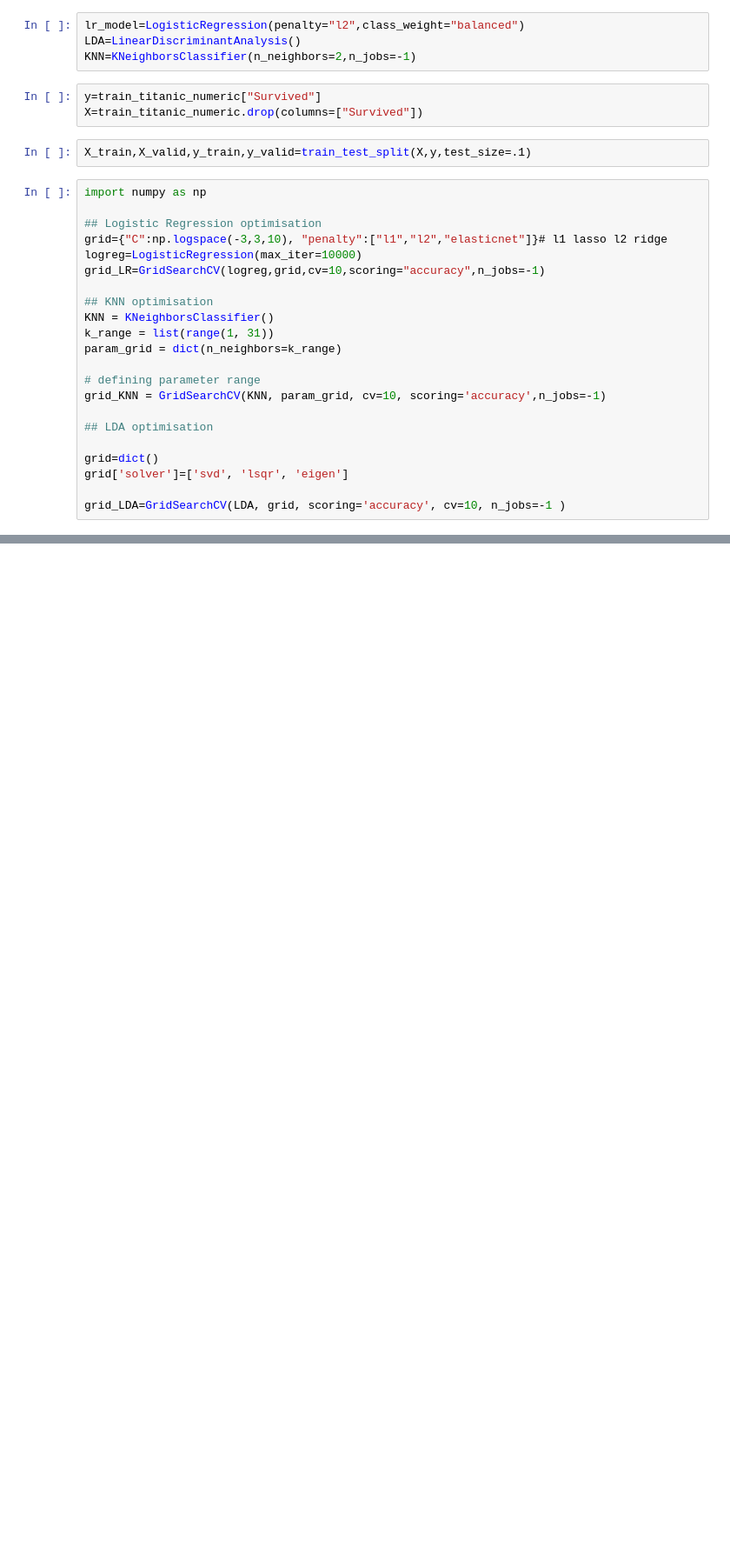
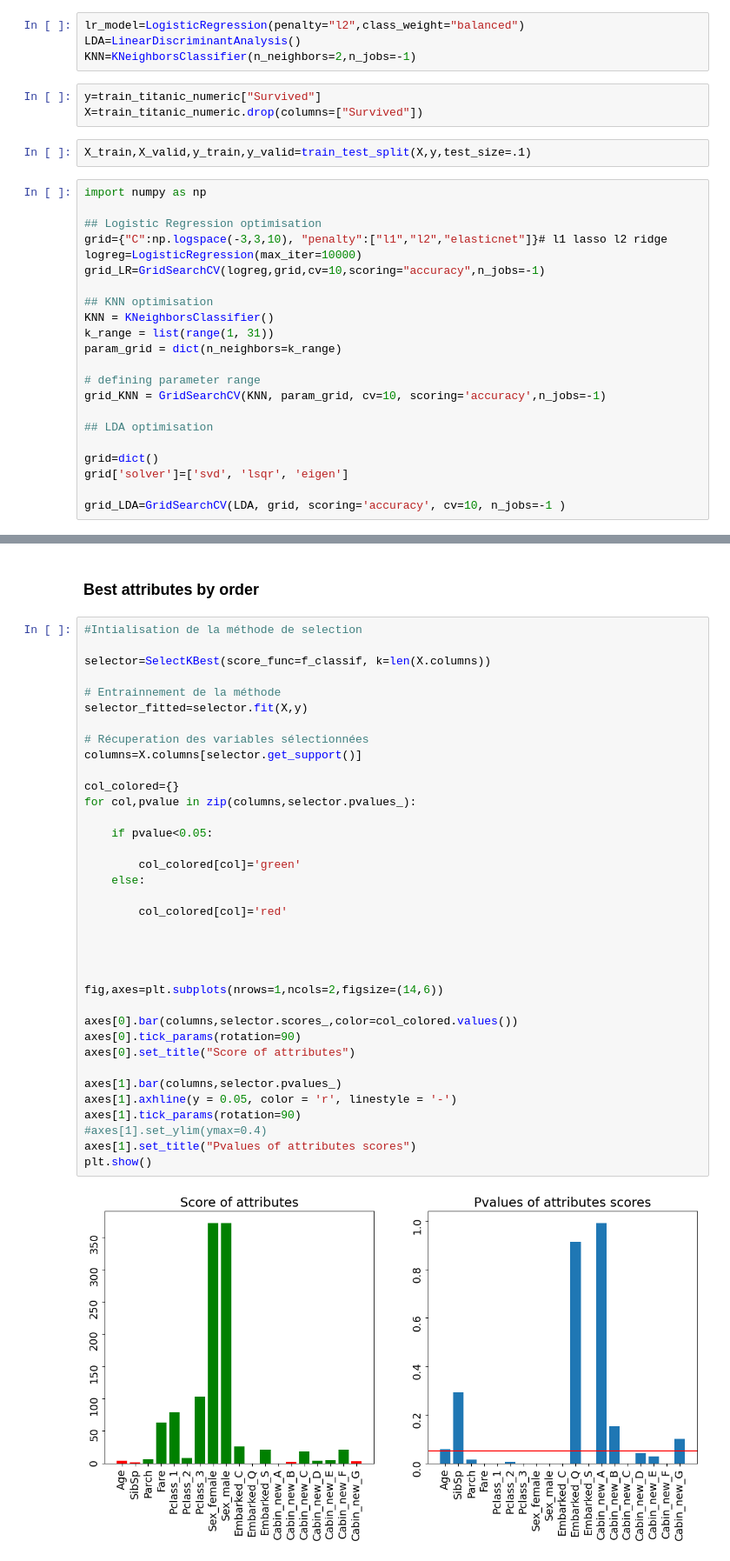
Before and after one commit to AdvancedGroupBootcamp/ai_marie_alex_moussa, a Jupyter notebook: MiniProject 3(Sample_Performance).ipynb, the cells around one changed output, grey strips where cells are left out. Shown: that part at 87% size. Drawn from its saved outputs; the diff is of its cells as text; blank space fills up the shorter version.

```diff
--- a/MiniProject 3(Sample_Performance).ipynb
+++ b/MiniProject 3(Sample_Performance).ipynb
@@ -307,0 +416,40 @@ Significant variables in modeling passenger survival:  Index(['Fare', 'Pclass_1'
+# %% [markdown]
+### Best attributes by order
+# %%
+#Intialisation de la méthode de selection
+
+selector=SelectKBest(score_func=f_classif, k=len(X.columns))
+
+# Entrainnement de la méthode
+selector_fitted=selector.fit(X,y)
+
+# Récuperation des variables sélectionnées
+columns=X.columns[selector.get_support()]
+
+col_colored={}
+for col,pvalue in zip(columns,selector.pvalues_):
+
+    if pvalue<0.05:
+
+        col_colored[col]='green'
+    else:
+
+        col_colored[col]='red'
+
+
+
+
+fig,axes=plt.subplots(nrows=1,ncols=2,figsize=(14,6))
+
+axes[0].bar(columns,selector.scores_,color=col_colored.values())
+axes[0].tick_params(rotation=90)
+axes[0].set_title("Score of attributes")
+
+axes[1].bar(columns,selector.pvalues_)
+axes[1].axhline(y = 0.05, color = 'r', linestyle = '-')
+axes[1].tick_params(rotation=90)
+#axes[1].set_ylim(ymax=0.4)
+axes[1].set_title("Pvalues of attributes scores")
+plt.show()
+# %% [output]
+[figure, added]
```
Also changed, not shown: parts of 11 cells of this notebook.
